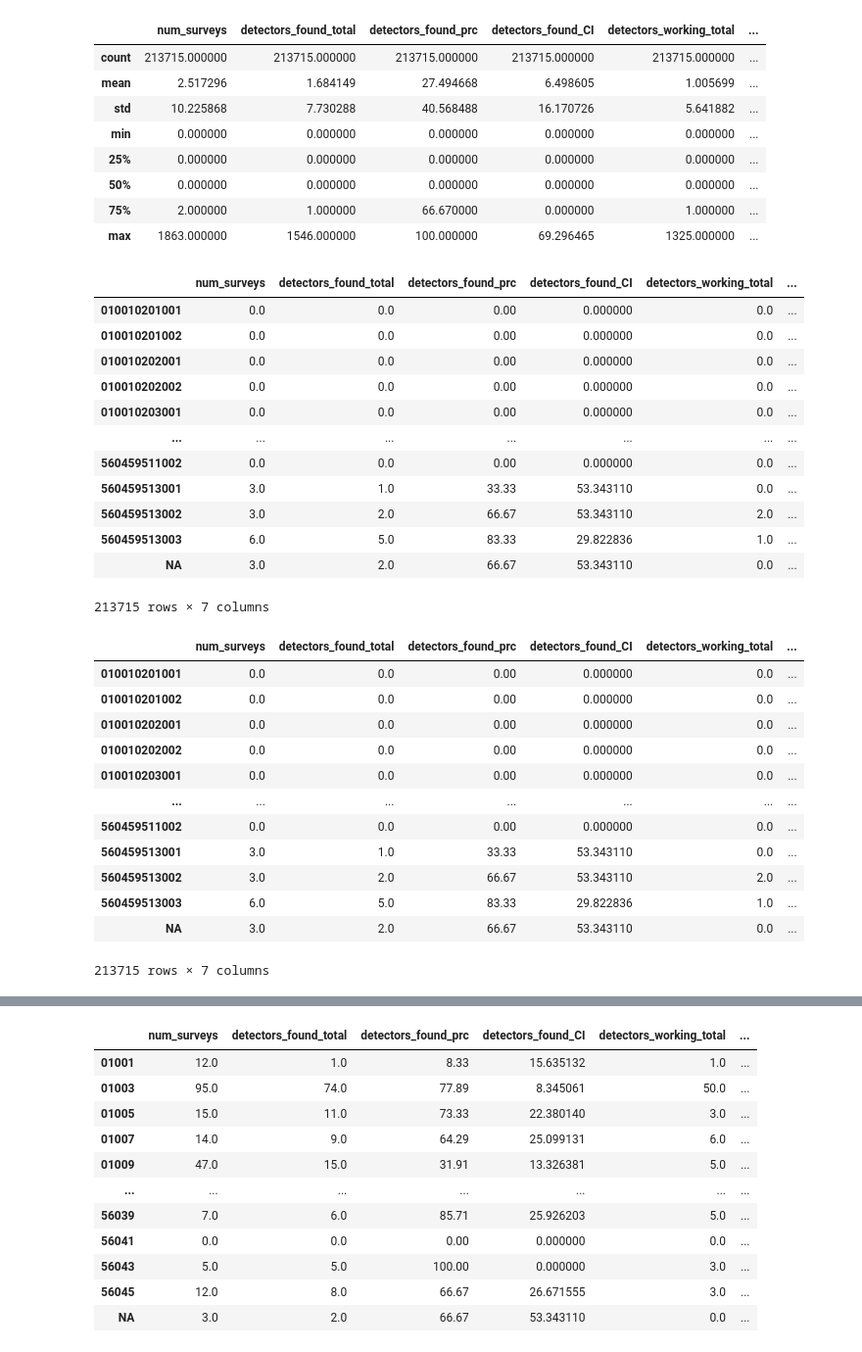
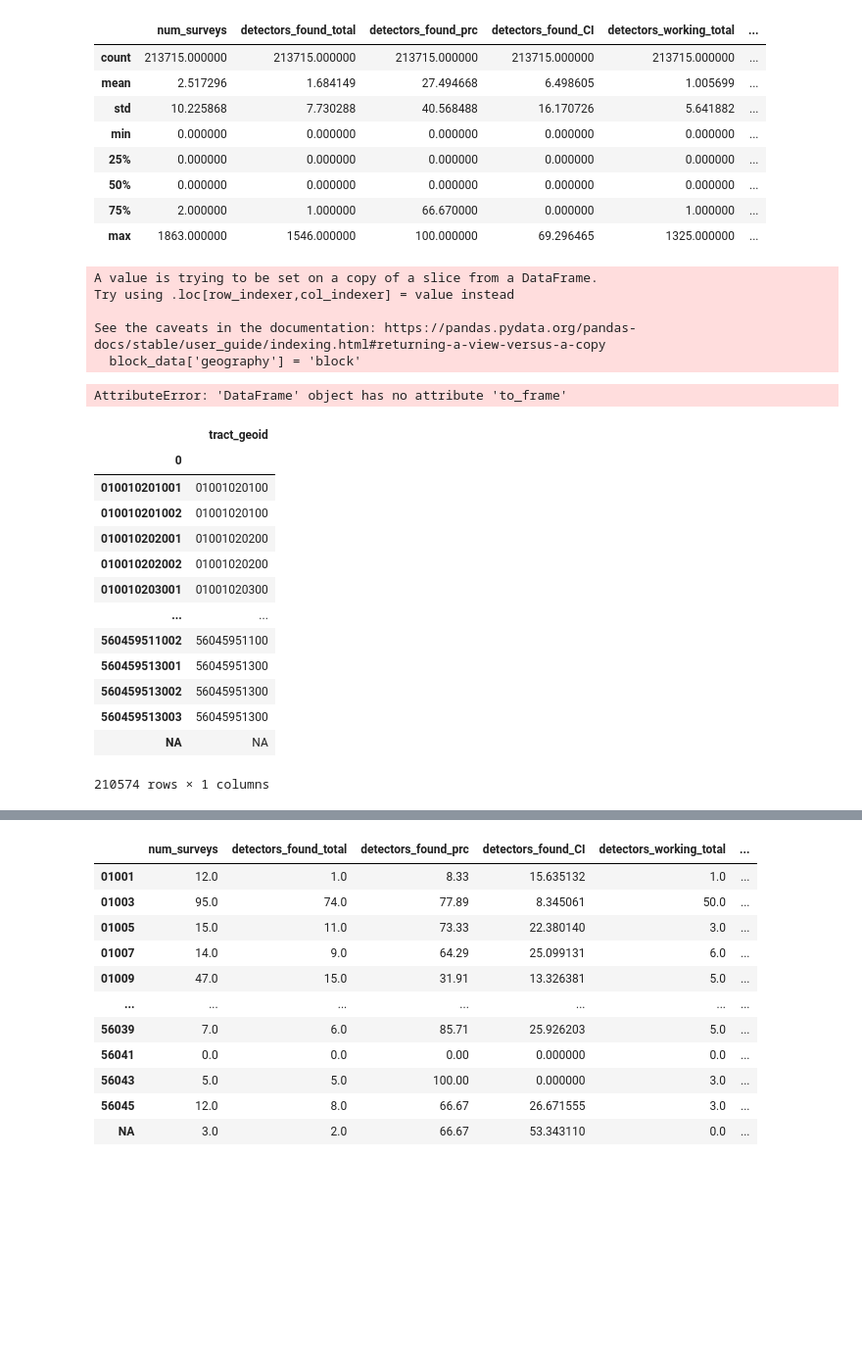
Before and after one commit to DataKind-DC/rcp2, a Jupyter notebook: Code/Models/Smoke_Alarm_Model.ipynb, the cells around one changed output, grey strips where cells are left out. Shown at 98% size. Saved outputs shown, nothing was run; the diff lists cells and outputs as text; code cells hidden in the pictures; blank space fills up the shorter version.

```diff
--- a/Code/Models/Smoke_Alarm_Model.ipynb
+++ b/Code/Models/Smoke_Alarm_Model.ipynb
@@ -320,35 +320,40 @@ arc_block.describe()
 | 50% | 0.000000 | 0.000000 | 0.000000 | 0.000000 | 0.000000 | ... |
 | 75% | 2.000000 | 1.000000 | 66.670000 | 0.000000 | 1.000000 | ... |
 | max | 1863.000000 | 1546.000000 | 100.000000 | 69.296465 | 1325.000000 | ... |
-# %%
-arc_block
-# %% [output]
-|  | num_surveys | detectors_found_total | detectors_found_prc | detectors_found_CI | detectors_working_total | ... |
-| 010010201001 | 0.0 | 0.0 | 0.00 | 0.000000 | 0.0 | ... |
-| 010010201002 | 0.0 | 0.0 | 0.00 | 0.000000 | 0.0 | ... |
-| 010010202001 | 0.0 | 0.0 | 0.00 | 0.000000 | 0.0 | ... |
-| 010010202002 | 0.0 | 0.0 | 0.00 | 0.000000 | 0.0 | ... |
-| 010010203001 | 0.0 | 0.0 | 0.00 | 0.000000 | 0.0 | ... |
-| ... | ... | ... | ... | ... | ... | ... |
-| 560459511002 | 0.0 | 0.0 | 0.00 | 0.000000 | 0.0 | ... |
-| 560459513001 | 3.0 | 1.0 | 33.33 | 53.343110 | 0.0 | ... |
-| 560459513002 | 3.0 | 2.0 | 66.67 | 53.343110 | 2.0 | ... |
-| 560459513003 | 6.0 | 5.0 | 83.33 | 29.822836 | 1.0 | ... |
-| NA | 3.0 | 2.0 | 66.67 | 53.343110 | 0.0 | ... |
-213715 rows × 7 columns
-# %%
-arc_block
-# %% [output]
-|  | num_surveys | detectors_found_total | detectors_found_prc | detectors_found_CI | detectors_working_total | ... |
-| 010010201001 | 0.0 | 0.0 | 0.00 | 0.000000 | 0.0 | ... |
-| 010010201002 | 0.0 | 0.0 | 0.00 | 0.000000 | 0.0 | ... |
-| 010010202001 | 0.0 | 0.0 | 0.00 | 0.000000 | 0.0 | ... |
-| 010010202002 | 0.0 | 0.0 | 0.00 | 0.000000 | 0.0 | ... |
-| 010010203001 | 0.0 | 0.0 | 0.00 | 0.000000 | 0.0 | ... |
-| ... | ... | ... | ... | ... | ... | ... |
-| 560459511002 | 0.0 | 0.0 | 0.00 | 0.000000 | 0.0 | ... |
-| 560459513001 | 3.0 | 1.0 | 33.33 | 53.343110 | 0.0 | ... |
-| 560459513002 | 3.0 | 2.0 | 66.67 | 53.343110 | 2.0 | ... |
-| 560459513003 | 6.0 | 5.0 | 83.33 | 29.822836 | 1.0 | ... |
-| NA | 3.0 | 2.0 | 66.67 | 53.343110 | 0.0 | ... |
-213715 rows × 7 columns
+# %%
+all_IDS = arc_block.index
+
+block_data =  arc_block[arc_block['num_surveys'] >= 30]
+block_data['geography'] = 'block'
+# find all remaining ids that are not in the block data
+tract_index = all_IDS[~all_IDS.isin(block_data.index)]
+# %% [output]
+A value is trying to be set on a copy of a slice from a DataFrame.
+Try using .loc[row_indexer,col_indexer] = value instead
+
+See the caveats in the documentation: https://pandas.pydata.org/pandas-docs/stable/user_guide/indexing.html#returning-a-view-versus-a-copy
+  block_data['geography'] = 'block'
+# %%
+tract_index = tract_index.to_frame()
+tract_index = tract_index.rename({0:'Geoid'})
+tract_index['tract_geoid'] = tract_index.index.str[:11]
+tract_index = tract_index.set_index(0)
+# %% [output]
+AttributeError: 'DataFrame' object has no attribute 'to_frame'
+# %%
+tract_index
+# %% [output]
+|  | tract_geoid |
+| 0 |  |
+| 010010201001 | 01001020100 |
+| 010010201002 | 01001020100 |
+| 010010202001 | 01001020200 |
+| 010010202002 | 01001020200 |
+| 010010203001 | 01001020300 |
+| ... | ... |
+| 560459511002 | 56045951100 |
+| 560459513001 | 56045951300 |
+| 560459513002 | 56045951300 |
+| 560459513003 | 56045951300 |
+| NA | NA |
+210574 rows × 1 columns
```
Also changed, not shown: parts of 1 cell of this notebook, 6 other files.
